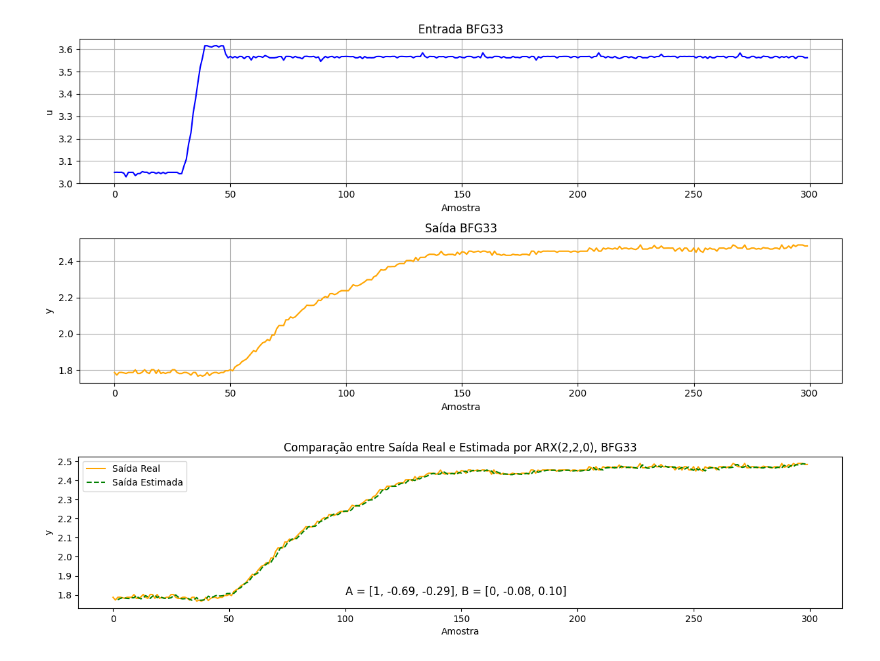
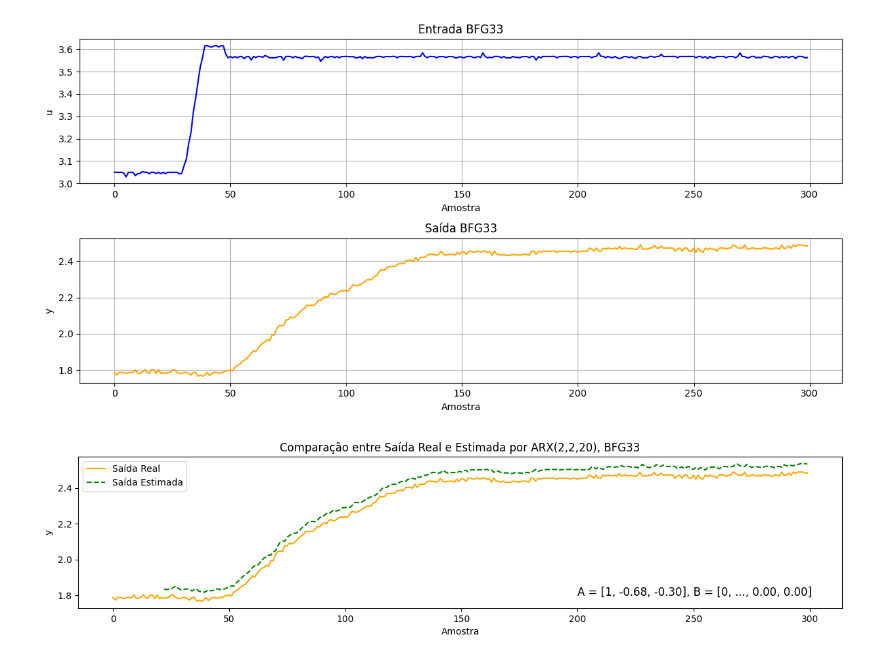
Before and after one commit to eduardo-ufmg/identificacao_de_sistemas_e_estimacao_de_parametros, a Jupyter notebook: 4_caracteristicas_estatisticas/caracteristicas_estatisticas.ipynb, the cells around one changed output. Saved outputs shown, nothing was run; the diff lists cells and outputs as text; code cells hidden in the pictures.

```diff
--- a/4_caracteristicas_estatisticas/caracteristicas_estatisticas.ipynb
+++ b/4_caracteristicas_estatisticas/caracteristicas_estatisticas.ipynb
@@ -466,25 +470,48 @@ plt.show()
 # %% [output]
 [figure]
 # %%
-# Estimate ARX(2, 2, 0)
-A, B, Psi = fit_arx(y, u, na=2, nb=2)
-A, B = A[1:], B[1:]
+# Estimate ARX(na, nb, nk)
+na, nb, nk = 2, 2, 20
+A, B, Psi = fit_arx(y, u, na=na, nb=nb, nk=nk)
 
 # Compute estimated output
-y_est = Psi @ np.concatenate((A, B)) + np.mean(y)
+def arx_fitted(y, u, e, k, A, B, na, nb, nk):
+    if k < max(na, nb + nk):
+        return 0  # Not enough data for past values
+
+    result = 0
+    # Add A coefficients (past output values)
+    for i in range(1, na + 1):
+        result -= A[i] * y[k - i]
+
+    # Add B coefficients (past input values with delay)
+    for j in range(1, nb + 1):
+        if k - j - nk >= 0:
+            result += B[j + nk] * u[k - j - nk]
+
+    return result
+
+# Discard the non-estimated leading coefficients
+A_est, B_est = A[1:], B[1:]
+
+# Compute estimated output
+y_est = np.zeros_like(y)
+for k in range(len(y)):
+    y_est[k] = arx_fitted(y, u, np.zeros_like(y), k, A, B, na, nb, nk)
 
 # Plot output comparison
 plt.figure(figsize=(15, 3))
 plt.plot(steps, y, label='Saída Real', color='orange')
-plt.plot(steps[max(2, 2):], y_est, label='Saída Estimada', color='green', linestyle='--')
-plt.text(100, 1.8, f'A = [1, {A[0]:.2f}, {A[1]:.2f}], B = [0, {B[0]:.2f}, {B[1]:.2f}]', fontsize=12)
-plt.title('Comparação entre Saída Real e Estimada por ARX(2,2,0), BFG33')
+plt.plot(steps[max(na, nb + nk):], y_est[max(na, nb + nk):], label='Saída Estimada', color='green', linestyle='--')
+plt.text(200, 1.8, f'A = [1, {A_est[0]:.2f}, {A_est[1]:.2f}], B = [0, ..., {B_est[0]:.2f}, {B_est[1]:.2f}]', fontsize=12)
+
+plt.title('Comparação entre Saída Real e Estimada por ARX(2,2,20), BFG33')
 plt.xlabel('Amostra')
 plt.ylabel('y')
 plt.legend()
 plt.savefig('entrega/imagens/bfg33_saida_estimada.png')
 plt.show()
 # %% [output]
-[figure, old version]
+[figure, new version]
 # %%
 # Estimate covariance assuming non-biased
```
Also changed, not shown: parts of 3 cells of this notebook, 5 other files.
